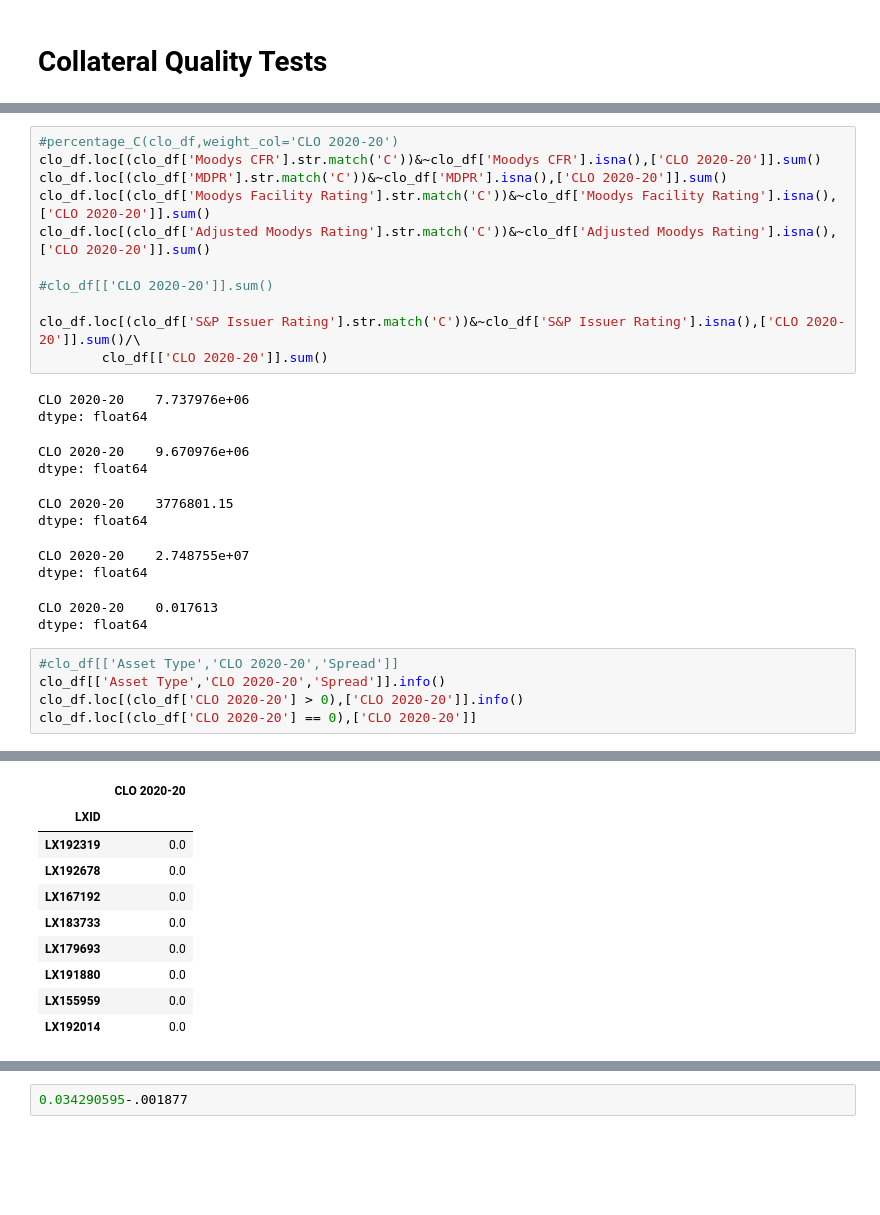
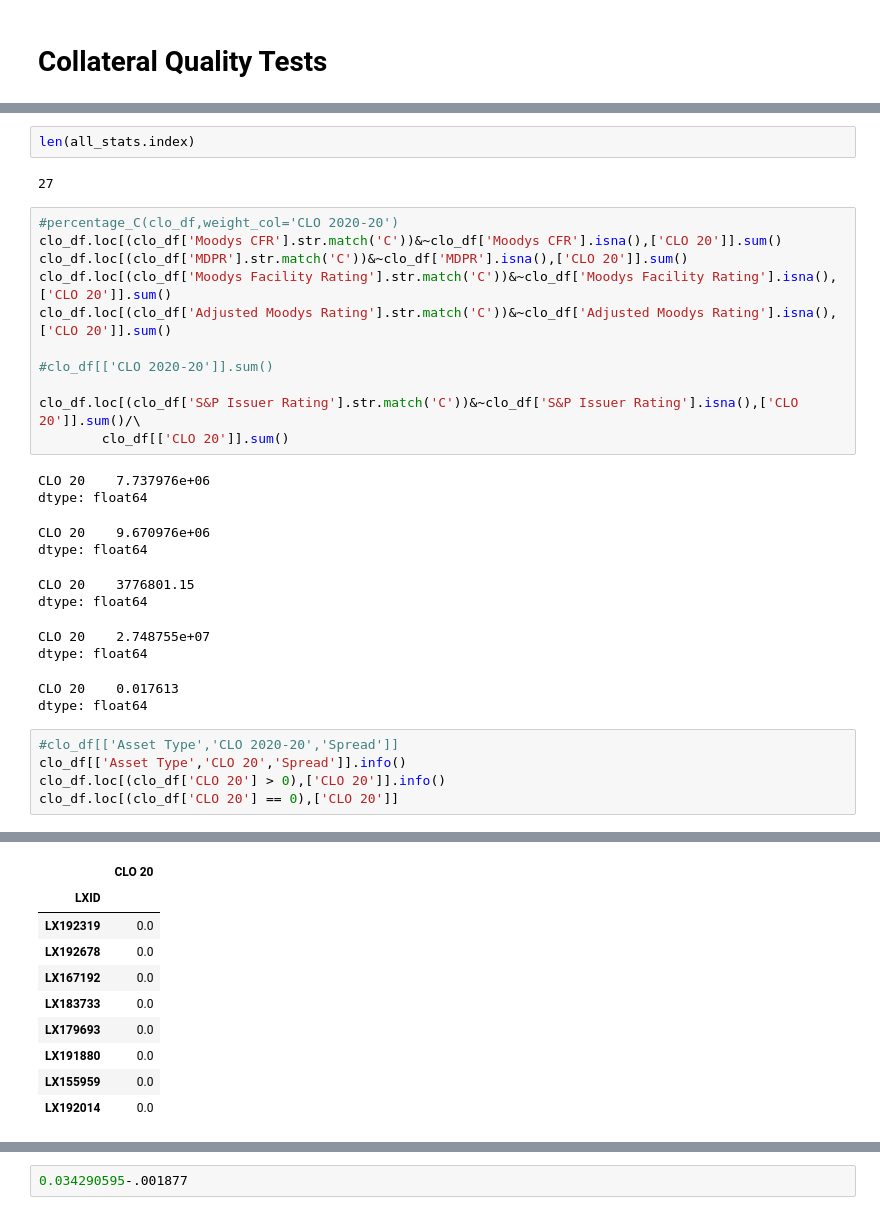
Before and after one commit to joshknechtel-gs/RM-IT, a Jupyter notebook: ComplianceChecks.ipynb, the cells around one changed output, grey strips where cells are left out. Drawn from its saved outputs; the diff is of its cells as text; blank space fills up the shorter version.

```diff
--- a/ComplianceChecks.ipynb
+++ b/ComplianceChecks.ipynb
@@ -1010,30 +1013,34 @@ See the caveats in the documentation: https://pandas.pydata.org/pandas-docs/stab
+# %%
+len(all_stats.index)
+# %% [output]
+27
 # %%
 #percentage_C(clo_df,weight_col='CLO 2020-20')
-clo_df.loc[(clo_df['Moodys CFR'].str.match('C'))&~clo_df['Moodys CFR'].isna(),['CLO 2020-20']].sum()
-clo_df.loc[(clo_df['MDPR'].str.match('C'))&~clo_df['MDPR'].isna(),['CLO 2020-20']].sum()
-clo_df.loc[(clo_df['Moodys Facility Rating'].str.match('C'))&~clo_df['Moodys Facility Rating'].isna(),['CLO 2020-20']].sum()
-clo_df.loc[(clo_df['Adjusted Moodys Rating'].str.match('C'))&~clo_df['Adjusted Moodys Rating'].isna(),['CLO 2020-20']].sum()
+clo_df.loc[(clo_df['Moodys CFR'].str.match('C'))&~clo_df['Moodys CFR'].isna(),['CLO 20']].sum()
+clo_df.loc[(clo_df['MDPR'].str.match('C'))&~clo_df['MDPR'].isna(),['CLO 20']].sum()
+clo_df.loc[(clo_df['Moodys Facility Rating'].str.match('C'))&~clo_df['Moodys Facility Rating'].isna(),['CLO 20']].sum()
+clo_df.loc[(clo_df['Adjusted Moodys Rating'].str.match('C'))&~clo_df['Adjusted Moodys Rating'].isna(),['CLO 20']].sum()
 
 #clo_df[['CLO 2020-20']].sum()
 
-clo_df.loc[(clo_df['S&P Issuer Rating'].str.match('C'))&~clo_df['S&P Issuer Rating'].isna(),['CLO 2020-20']].sum()/\
-        clo_df[['CLO 2020-20']].sum()
+clo_df.loc[(clo_df['S&P Issuer Rating'].str.match('C'))&~clo_df['S&P Issuer Rating'].isna(),['CLO 20']].sum()/\
+        clo_df[['CLO 20']].sum()
 # %% [output]
-CLO 2020-20    7.737976e+06
+CLO 20    7.737976e+06
 dtype: float64
-CLO 2020-20    9.670976e+06
+CLO 20    9.670976e+06
 dtype: float64
-CLO 2020-20    3776801.15
+CLO 20    3776801.15
 dtype: float64
-CLO 2020-20    2.748755e+07
+CLO 20    2.748755e+07
 dtype: float64
-CLO 2020-20    0.017613
+CLO 20    0.017613
 dtype: float64
 # %%
 #clo_df[['Asset Type','CLO 2020-20','Spread']]
-clo_df[['Asset Type','CLO 2020-20','Spread']].info()
-clo_df.loc[(clo_df['CLO 2020-20'] > 0),['CLO 2020-20']].info()
-clo_df.loc[(clo_df['CLO 2020-20'] == 0),['CLO 2020-20']]
+clo_df[['Asset Type','CLO 20','Spread']].info()
+clo_df.loc[(clo_df['CLO 20'] > 0),['CLO 20']].info()
+clo_df.loc[(clo_df['CLO 20'] == 0),['CLO 20']]
 # %% [output]
 <class 'pandas.core.frame.DataFrame'>
 Index: 474 entries, LX190245 to LX185219
@@ -1054,6 +1061,6 @@ Data columns (total 1 columns):
 dtypes: float64(1)
 memory usage: 4.4+ KB
-|  | CLO 2020-20 |
+|  | CLO 20 |
 | LXID |  |
 | LX192319 | 0.0 |
 | LX192678 | 0.0 |
```
Also changed, not shown: parts of 25 cells of this notebook, 1 other file.
